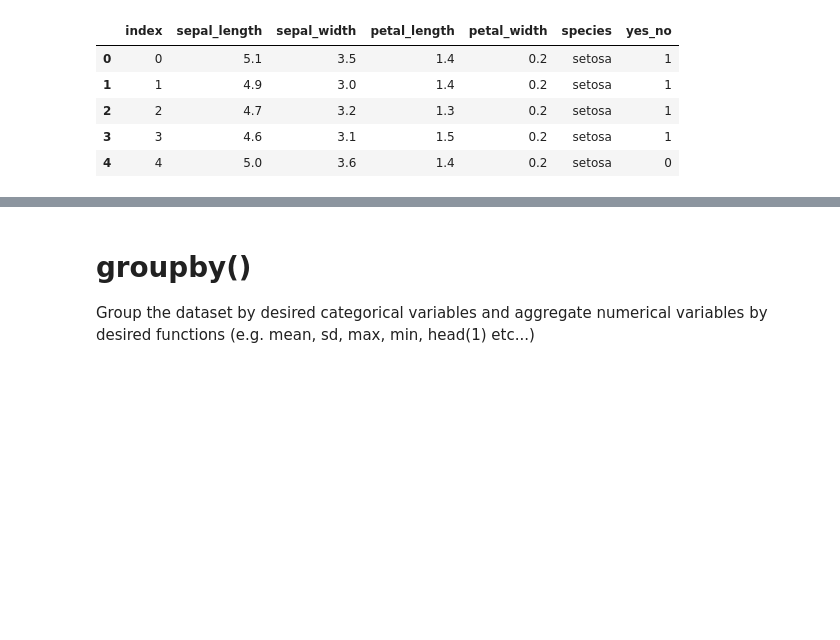
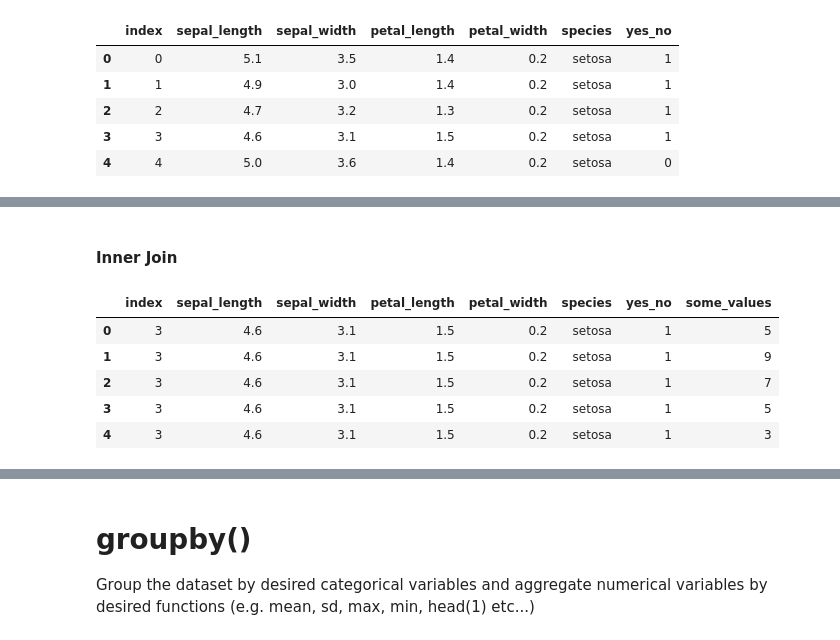
Before and after one commit to Gostat501/Python-Data-Manipulation-Note, a Jupyter notebook: Data Manipulation Note.ipynb, the cells around one changed output, grey strips where cells are left out. Saved outputs shown, nothing was run; the diff lists cells and outputs as text; code cells hidden in the pictures; blank space fills up the shorter version.

```diff
--- a/Data Manipulation Note.ipynb
+++ b/Data Manipulation Note.ipynb
@@ -36,0 +89,11 @@ iris.head()
+# %% [markdown]
+#### Inner Join
+# %%
+iris.merge(some_data, on=['index'], how='inner').head()
+# %% [output]
+|  | index | sepal_length | sepal_width | petal_length | petal_width | species | yes_no | some_values |
+| 0 | 3 | 4.6 | 3.1 | 1.5 | 0.2 | setosa | 1 | 5 |
+| 1 | 3 | 4.6 | 3.1 | 1.5 | 0.2 | setosa | 1 | 9 |
+| 2 | 3 | 4.6 | 3.1 | 1.5 | 0.2 | setosa | 1 | 7 |
+| 3 | 3 | 4.6 | 3.1 | 1.5 | 0.2 | setosa | 1 | 5 |
+| 4 | 3 | 4.6 | 3.1 | 1.5 | 0.2 | setosa | 1 | 3 |
```
Also changed, not shown: parts of 20 cells of this notebook.
